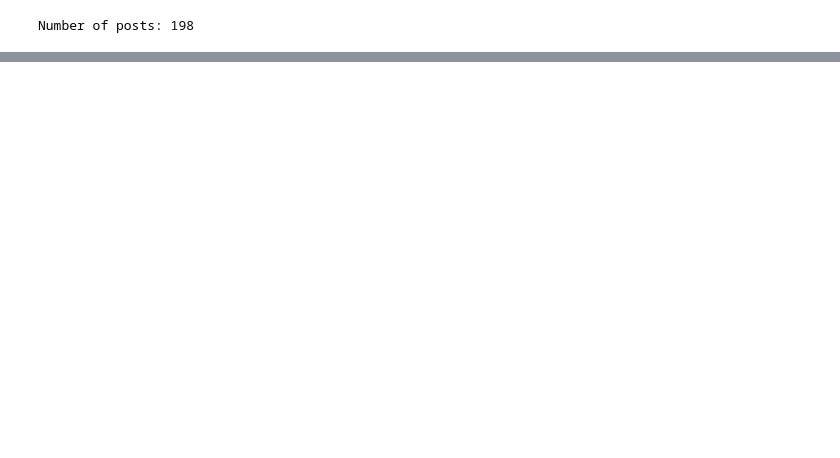
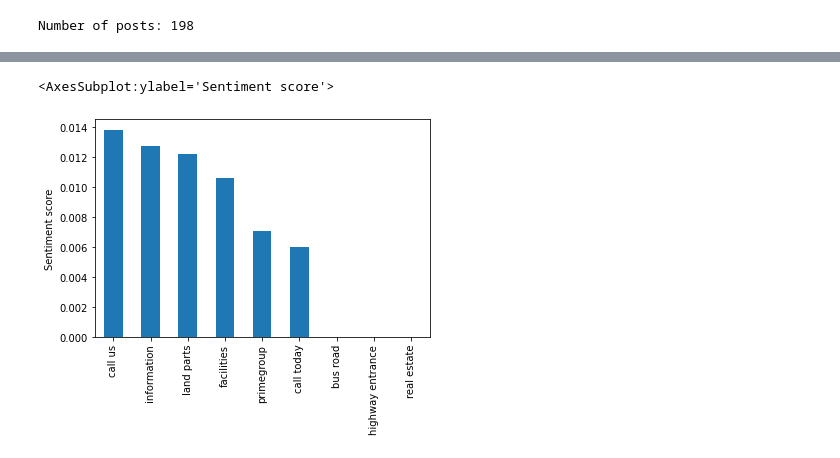
Before and after one commit to kelumKP/CIS7029, a Jupyter notebook: facebook_data/primelands.ipynb, the cells around one changed output, grey strips where cells are left out. Saved outputs shown, nothing was run; the diff lists cells and outputs as text; code cells hidden in the pictures; blank space fills up the shorter version.

```diff
--- a/facebook_data/primelands.ipynb
+++ b/facebook_data/primelands.ipynb
@@ -188,0 +216,40 @@ plot_cloud(wordcloud)
+# %%
+# Use defaultdict to create dictionary of sentiment scores by product
+# If a key doesn't exist in item_ratings, the key is added with an empty list as the value.
+product_sentiment = defaultdict(list)
+product_likes = defaultdict(list)
+
+# add sentiment scores from posts to each product
+for idx, post in df_posts.iterrows():
+    doc = nlp(post.loc['text'])
+
+    # Using the matcher created before
+    matches = matcher(doc)
+
+    # Create a set of the items found in the review text
+    found_products = set()
+    for match_id, start, end in matches:
+        product = doc[start:end].text.lower() # remove case sensitives
+        found_products.add(product)
+
+    # add sentiment scores to each products found in post
+    for product in found_products:
+        product_sentiment[product].append(post.sentiment)
+        product_likes[product].append(post.likes)
+# %%
+# Calculate the mean sentiment score for each product
+mean_sentiment = {}
+
+for product, score in product_sentiment.items():
+    avg_score = sum(score) / len(score)
+    mean_sentiment[product] = avg_score
+
+# create dataframe for sentiment scores by product
+df_prod_sentiment = pd.DataFrame(mean_sentiment, index=['sentiment']).transpose()
+df_prod_sentiment = df_prod_sentiment.sort_values(by=['sentiment'], ascending=False)
+
+# plot sentiment score by products
+df_prod_sentiment.plot(kind='bar', legend=False, ylabel='Sentiment score')
+# %% [output]
+<AxesSubplot:ylabel='Sentiment score'>
+[figure, added]
```
Also changed, not shown: parts of 12 cells of this notebook, 3 other files.
